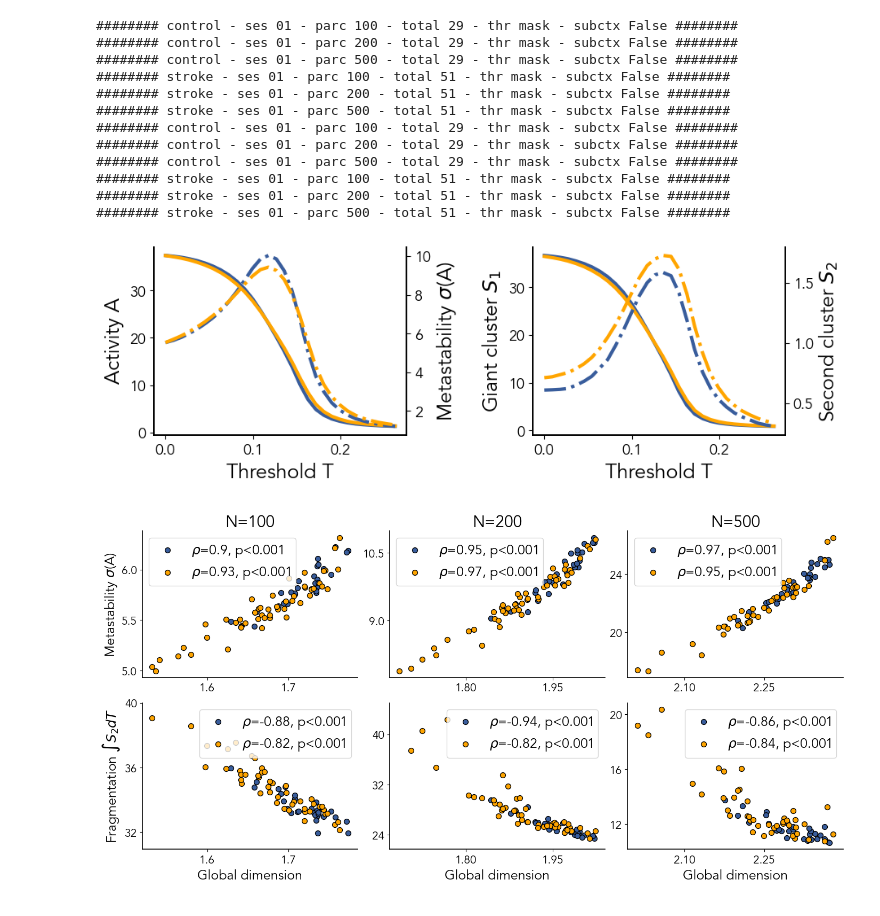
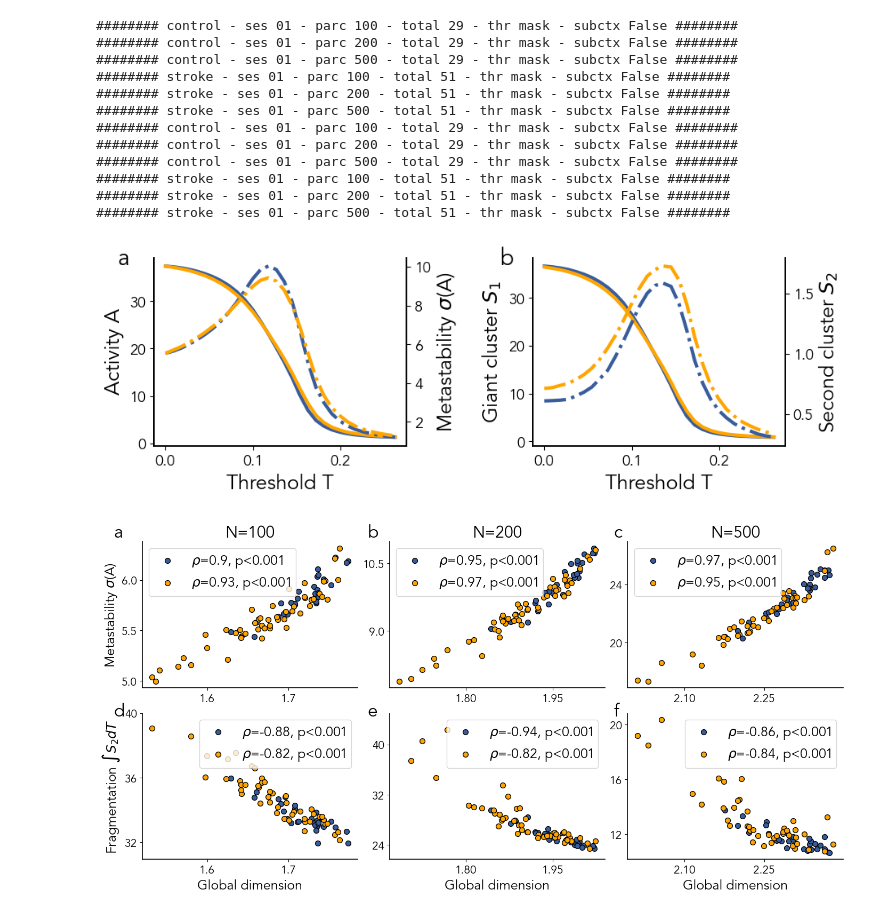
Before and after one commit to gbarzon/ConnectomeDimension, a Jupyter notebook: Figures_SI.ipynb, the cells around one changed output. Cells and saved outputs as stored; diff of their text form; code cells hidden in the pictures.

Commit message:
Add letters to Figures_SI

```diff
--- a/Figures_SI.ipynb
+++ b/Figures_SI.ipynb
@@ -739,7 +792,7 @@ figsize=(10,3)
 labels = ['control', 'stroke']
 lw = 3
 
-plt.figure(figsize=figsize)
+fig = plt.figure(figsize=figsize)
 
 ax1 = plt.subplot(1,2,1)
 ax2 = ax1.twinx()
@@ -750,34 +803,41 @@ ax2.plot(res[0], res[2], c=cs[0], ls='-.', lw=lw)
 
 ax1.plot(res2[0], res2[1], c=cs[1], label=labels[1], lw=lw)
 ax2.plot(res2[0], res2[2], c=cs[1], ls='-.', lw=lw)
 
 ax1.set_xlabel('Threshold T')
 ax1.set_ylabel('Activity A')
 ax2.set_ylabel(r'Metastability $\sigma$(A)')
 
 ax1 = plt.subplot(1,2,2)
 ax2 = ax1.twinx()
 
 ax1.plot(res[0], res[3], c=cs[0], label=labels[0], lw=lw)
 ax2.plot(res[0], res[4], c=cs[0], ls='-.', lw=lw)
 
 ax1.plot(res2[0], res2[3], c=cs[1], label=labels[1], lw=lw)
 ax2.plot(res2[0], res2[4], c=cs[1], ls='-.', lw=lw)
 
 ax1.set_xlabel('Threshold T')
 ax1.set_ylabel('Giant cluster $S_1$')
 ax2.set_ylabel('Second cluster $S_2$')
 
+### Add letters
+ax = plt.gca()
+h0 = .85
+l0, l1 = 0.08, 0.55
+fig.text(l0,h0, 'a', size=letter_size-4)
+fig.text(l1,h0, 'b', size=letter_size-4)
+
 #ax1.legend(ncol=2, bbox_to_anchor=[-0.3, -0.35], loc='center')
 #plt.tight_layout()
 plt.subplots_adjust(wspace=0.5)
 sns.despine(right=False)
 
 plt.savefig(folder_figures+'fig_suppl_HTC.png', dpi=200, bbox_inches='tight')
 
 plt.show()
 # %% [output]
-[figure, old version]
+[figure, new version]
 # %%
 figsize=(14,7)
 nrows = 2
@@ -870,10 +930,21 @@ for idx_parc, parc in enumerate(parcellations):
 
     ax.legend()
 
+### Add letters
+ax = plt.gca()
+h0, h1 = .96, 0.48
+l0, l1, l2 = 0.02, 0.36, 0.69
+#h0, h1, h2 = 0.88, 0.62, 0.28
+#l0, l1 = 0.15, 0.62
+fig.text(l0,h0, 'a', size=letter_size)
+fig.text(l1,h0, 'b', size=letter_size)
+fig.text(l2,h0, 'c', size=letter_size)
+fig.text(l0,h1, 'd', size=letter_size)
+fig.text(l1,h1, 'e', size=letter_size)
+fig.text(l2,h1, 'f', size=letter_size)
+
 sns.despine()
-
 plt.savefig(folder_figures+'fig_suppl_criticality_parcellations.png', dpi=200, bbox_inches='tight')
-
 plt.show()
 # %% [output]
-[figure, old version]
+[figure, new version]
```
Also changed, not shown: parts of 9 cells of this notebook, 9 other files.
